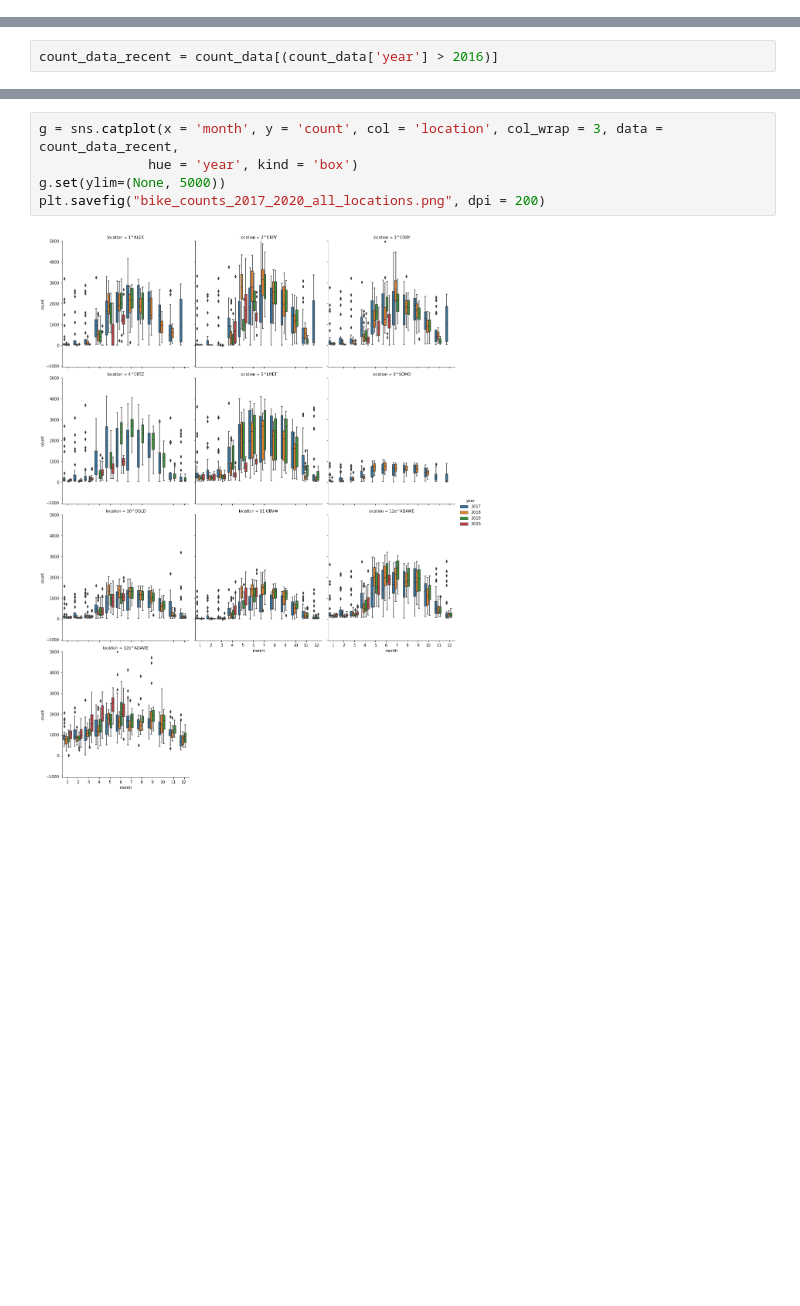
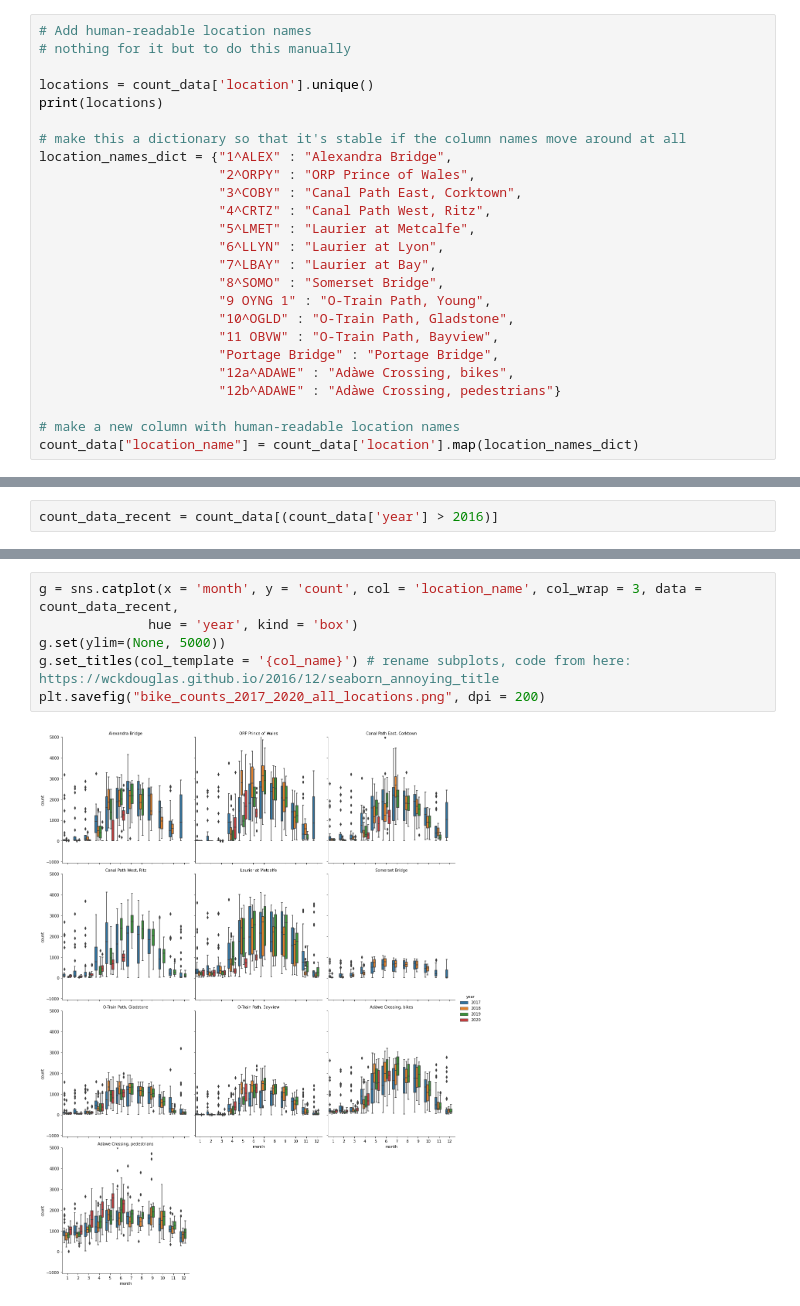
Before and after one commit to mbonsma/bike-ottawa, a Jupyter notebook: bike_counts.ipynb, the cells around one changed output, grey strips where cells are left out. Cells and saved outputs as stored; diff of their text form; blank space fills up the shorter version.

```diff
--- a/bike_counts.ipynb
+++ b/bike_counts.ipynb
@@ -100,0 +125,25 @@ sns.catplot(x = 'month_day', y = 'count', col = 'location', col_wrap = 3, data =
+# %%
+# Add human-readable location names
+# nothing for it but to do this manually
+
+locations = count_data['location'].unique()
+print(locations)
+
+# make this a dictionary so that it's stable if the column names move around at all
+location_names_dict = {"1^ALEX" : "Alexandra Bridge",
+                       "2^ORPY" : "ORP Prince of Wales",
+                       "3^COBY" : "Canal Path East, Corktown",
+                       "4^CRTZ" : "Canal Path West, Ritz",
+                       "5^LMET" : "Laurier at Metcalfe",
+                       "6^LLYN" : "Laurier at Lyon",
+                       "7^LBAY" : "Laurier at Bay",
+                       "8^SOMO" : "Somerset Bridge",
+                       "9 OYNG 1" : "O-Train Path, Young",
+                       "10^OGLD" : "O-Train Path, Gladstone",
+                       "11 OBVW" : "O-Train Path, Bayview",
+                       "Portage Bridge" : "Portage Bridge",
+                       "12a^ADAWE" : "Adàwe Crossing, bikes",
+                       "12b^ADAWE" : "Adàwe Crossing, pedestrians"}
+
+# make a new column with human-readable location names
+count_data["location_name"] = count_data['location'].map(location_names_dict)
@@ -153,9 +216,10 @@ count_data_recent = count_data_recent[(count_data['location'] != '6^LLYN') &
                  (count_data['location'] != '9 OYNG 1') &
                  (count_data['location'] != 'Portage Bridge')]
 # %%
-g = sns.catplot(x = 'month', y = 'count', col = 'location', col_wrap = 3, data = count_data_recent,
+g = sns.catplot(x = 'month', y = 'count', col = 'location_name', col_wrap = 3, data = count_data_recent,
               hue = 'year', kind = 'box')
 g.set(ylim=(None, 5000))
+g.set_titles(col_template = '{col_name}') # rename subplots, code from here: https://wckdouglas.github.io/2016/12/seaborn_annoying_title
 plt.savefig("bike_counts_2017_2020_all_locations.png", dpi = 200)
 # %% [output]
-[figure, old version]
+[figure, new version]
```
Also changed, not shown: parts of 6 cells of this notebook.
